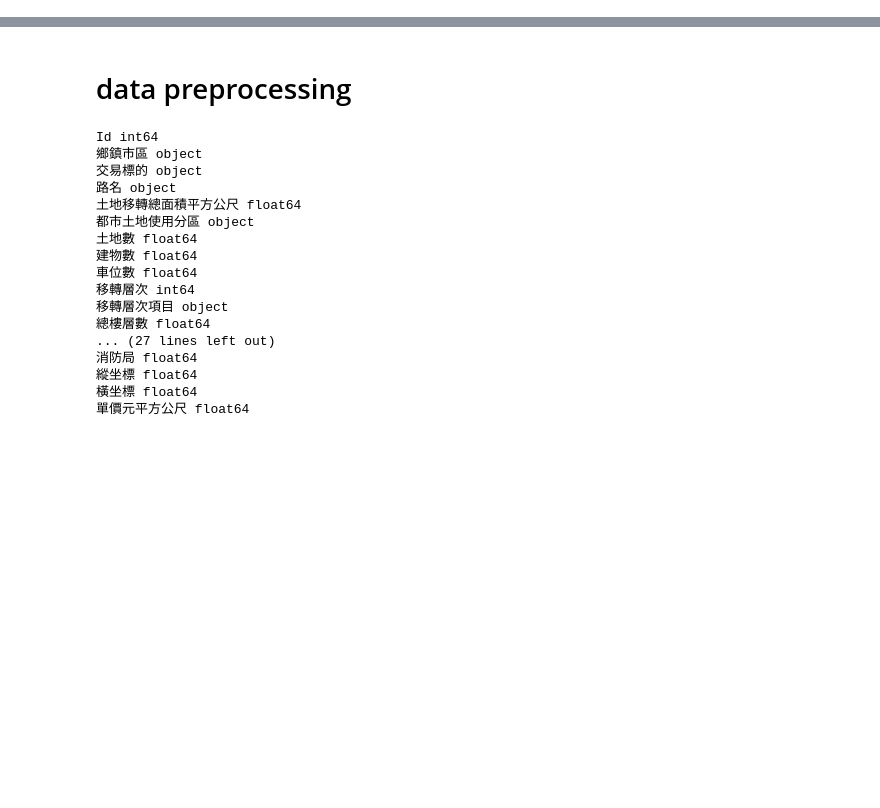
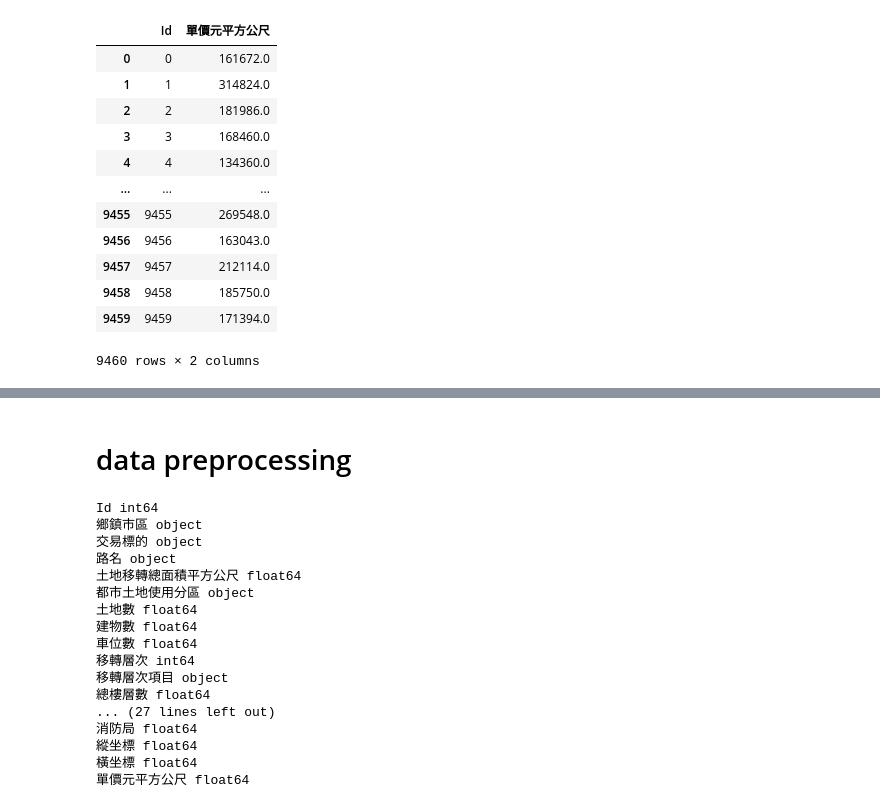
Before and after one commit to mo11om/lu_ml_course, a Jupyter notebook: sldl-mini-project-1/main.ipynb, the cells around one changed output, grey strips where cells are left out. Cells and saved outputs as stored; diff of their text form; code cells hidden in the pictures; blank space fills up the shorter version.

```diff
--- a/sldl-mini-project-1/main.ipynb
+++ b/sldl-mini-project-1/main.ipynb
@@ -37,0 +37,16 @@ train = pd.merge(train, price_res, on="Id")
+# %%
+price_res
+# %% [output]
+|  | Id | 單價元平方公尺 |
+| 0 | 0 | 161672.0 |
+| 1 | 1 | 314824.0 |
+| 2 | 2 | 181986.0 |
+| 3 | 3 | 168460.0 |
+| 4 | 4 | 134360.0 |
+| ... | ... | ... |
+| 9455 | 9455 | 269548.0 |
+| 9456 | 9456 | 163043.0 |
+| 9457 | 9457 | 212114.0 |
+| 9458 | 9458 | 185750.0 |
+| 9459 | 9459 | 171394.0 |
+9460 rows × 2 columns
```
Also changed, not shown: parts of 27 cells of this notebook.
